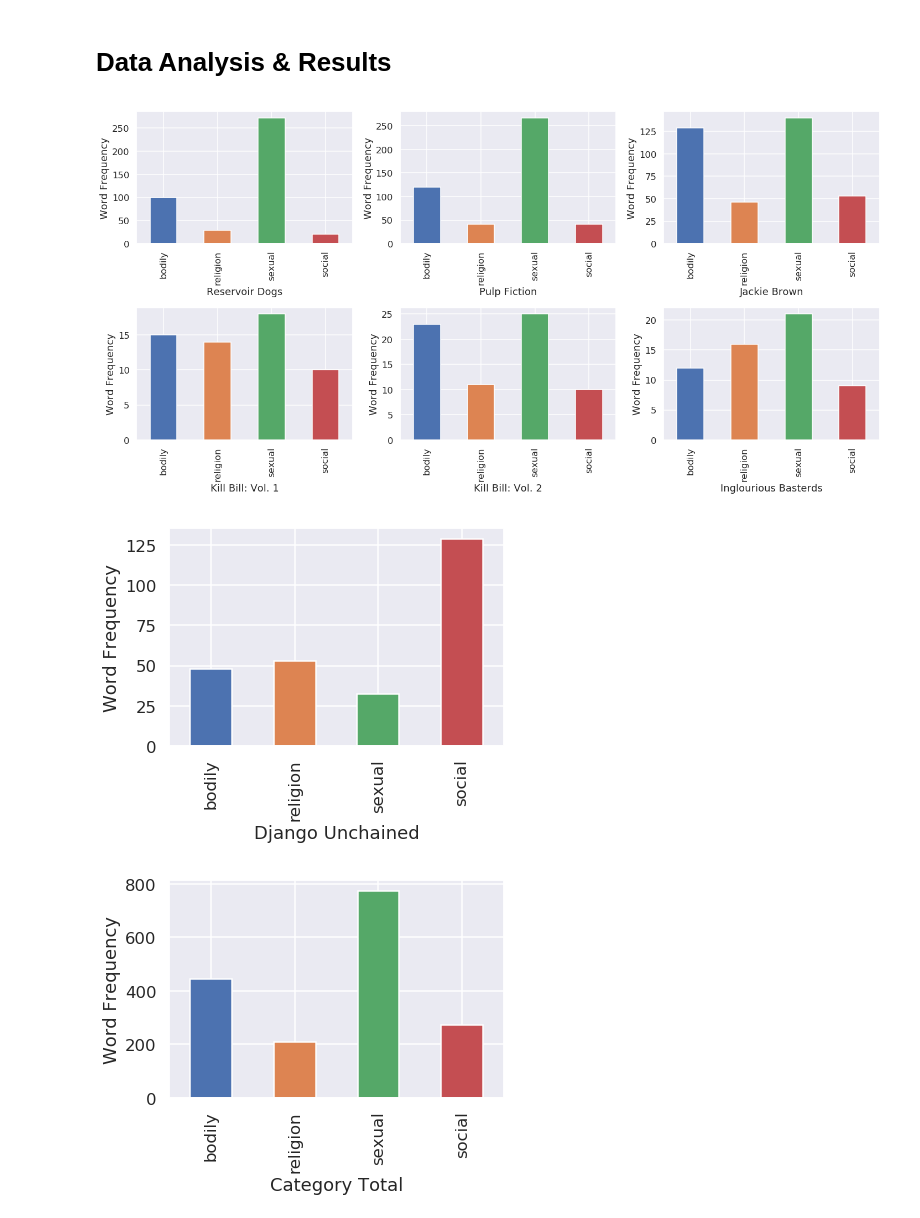
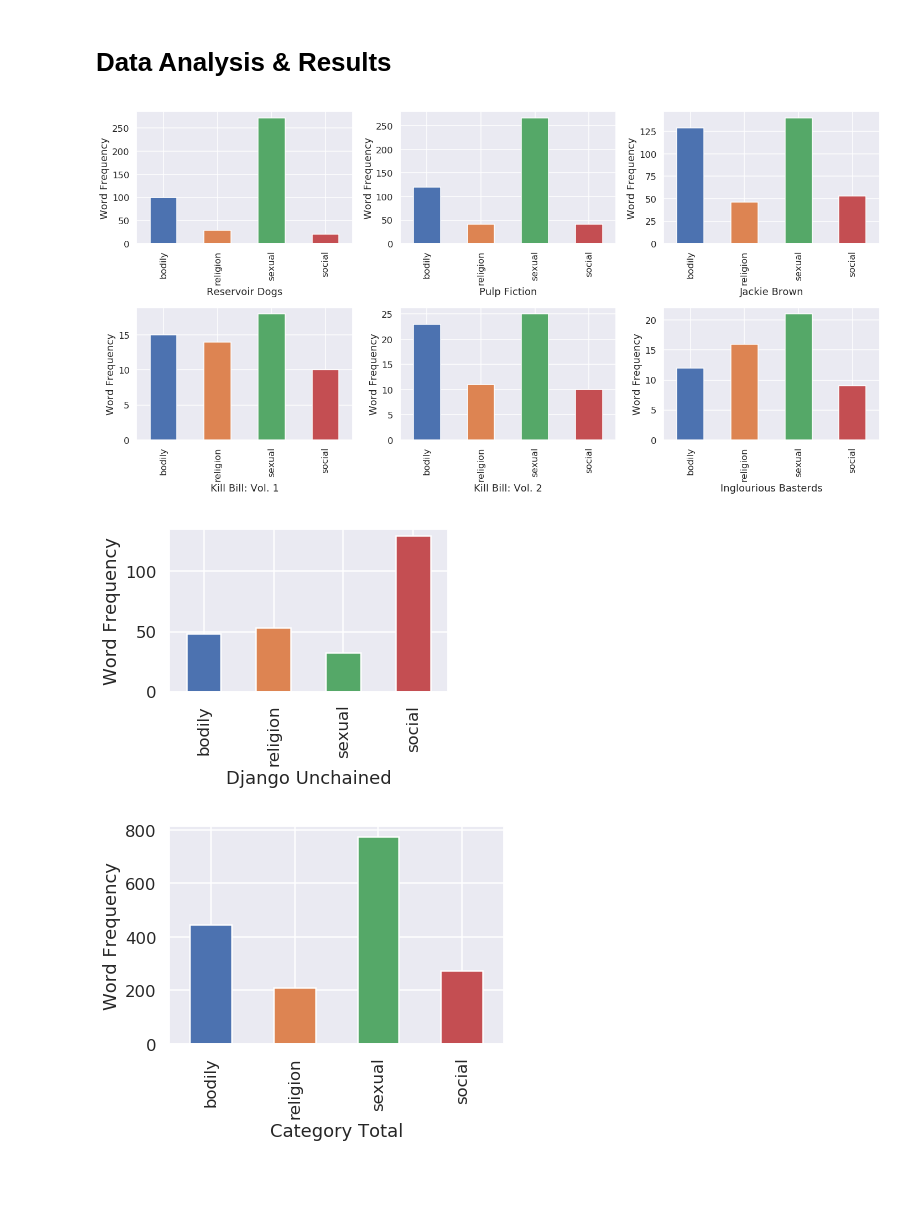
Before and after one commit to janinehou/COGS-108-Final-Project, a Jupyter notebook: FinalProject.ipynb, the cells around one changed output. Saved outputs shown, nothing was run; the diff lists cells and outputs as text; code cells hidden in the pictures; blank space fills up the shorter version.

```diff
--- a/FinalProject.ipynb
+++ b/FinalProject.ipynb
@@ -261,35 +261,35 @@ ar[1][1].set_ylabel('Word Frequency')
 #Inglourious Basterds
 inglor1_df = words.drop(['word'], axis=1)
 inglor_df = inglor1_df[inglor1_df['movie'] == 'Inglourious Basterds']
 inglor_body = sum_body(inglor_df)
 inglor_religion = sum_religion(inglor_df)
 inglor_sex = sum_sex(inglor_df)
 inglor_social = sum_social(inglor_df)
 count_2=[int(inglor_body), int(inglor_religion), int(inglor_sex), int(inglor_social)]
 categories_2 = ['bodily', 'religion', 'sexual', 'social']
 data_inglor = {'Inglourious Basterds':categories_2,'count_2':count_2}
 df_inglor = pd.DataFrame(data_inglor)
 inglor_bar = df_inglor.plot.bar(x='Inglourious Basterds', y='count_2', legend=False, ax=ar[1][2])
 ar[1][2].set_ylabel('Word Frequency')
 
 #Django Unchained
 django1_df = words.drop(['word'], axis=1)
 django_df = django1_df[django1_df['movie'] == 'Django Unchained']
 django_body = sum_body(django_df)
 django_religion = sum_religion(django_df)
 django_sex = sum_sex(django_df)
 django_social = sum_social(django_df)
 count=[int(django_body), int(django_religion), int(django_sex), int(django_social)]
 categories = ['bodily', 'religion', 'sexual', 'social']
 data_django = {'Django Unchained':categories,'count':count}
 df_django = pd.DataFrame(data_django)
-django_bar = df_django.plot.bar(x='Django Unchained', y='count', legend=False)
+django_bar = df_django.plot.bar(x='Django Unchained', y='count', legend=False, figsize =(5,3))
 django_bar.set_ylabel('Word Frequency')
 
 fig.tight_layout()
 # %% [output]
 [figure]
-[figure, old version]
+[figure, new version]
 # %%
 #Categories Through Movies
 category_av = words.drop(['word'], axis=1)
```
